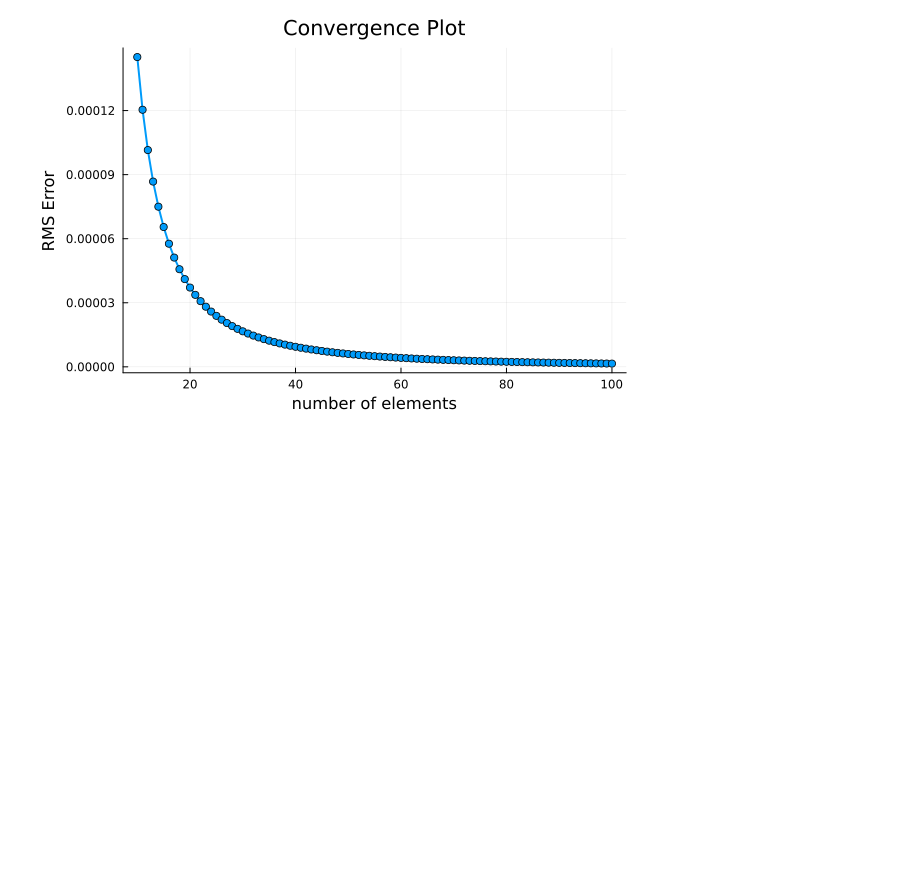
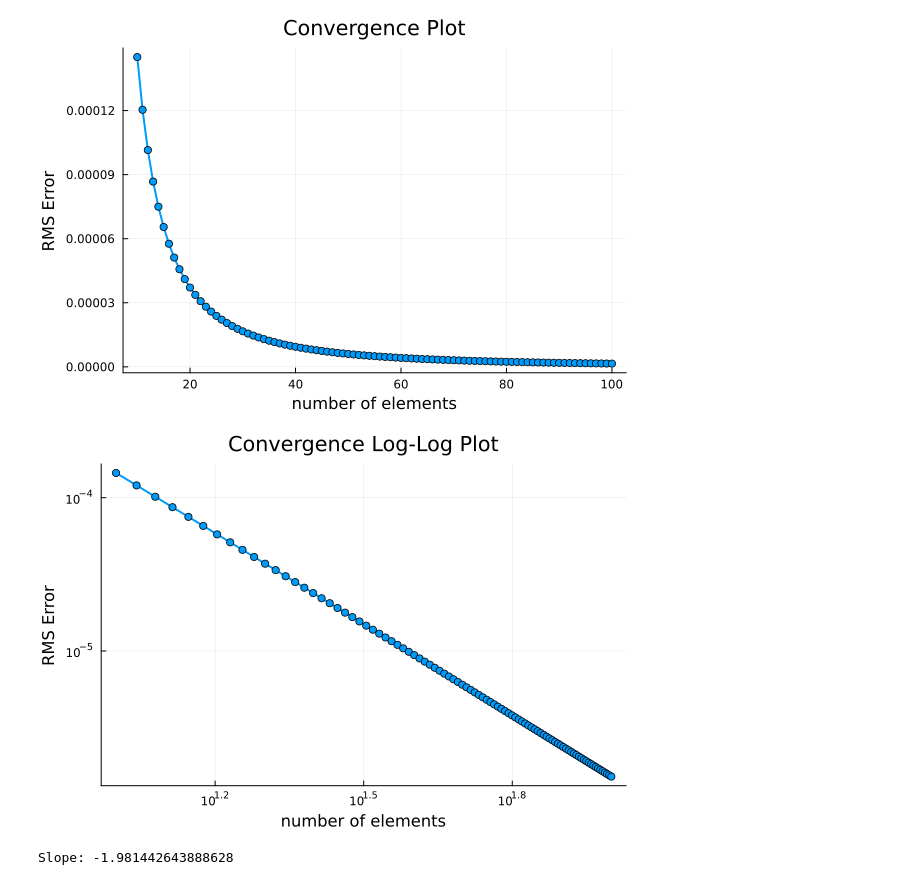
Before and after one commit to Dr4k3z/Athens-FEM, a Jupyter notebook: Day_3.ipynb, the cells around one changed output. Cells and saved outputs as stored; diff of their text form; code cells hidden in the pictures; blank space fills up the shorter version.

```diff
--- a/Day_3.ipynb
+++ b/Day_3.ipynb
@@ -120,3 +122,33 @@ xlabel!("number of elements")
 ylabel!("RMS Error")
 # %% [output]
 [figure]
+# %%
+rmse_array = Vector{Float64}()
+for nelements = 10:100
+    h = 1/nelements;
+    nnodes = nelements+1
+    x = Vector(0:h:1);
+    f = strong_form.(x);
+    u = weak_form(x, nelements, nnodes);
+    rmse = rmsd(u, f; normalize=false);
+    append!(rmse_array, rmse);
+end
+x = Vector(10:100);
+p3=plot(x,rmse_array,shape=:circle,lw=2,legend=false, xaxis=:log, yaxis=:log)
+title!("Convergence Log-Log Plot")
+xlabel!("number of elements")
+ylabel!("RMS Error")
+# %% [output]
+[figure, added]
+# %%
+# Extract the slope from the coefficients
+y2 = log.(rmse_array)[end]
+y1 = log.(rmse_array)[1]
+x2 = log.(x)[end]
+x1 = log.(x)[1]
+slope = (y2-y1)/(x2-x1)
+
+# Display the slope
+println("Slope: $slope")
+# %% [output]
+Slope: -1.981442643888628
```
Also changed, not shown: parts of 2 cells of this notebook.
